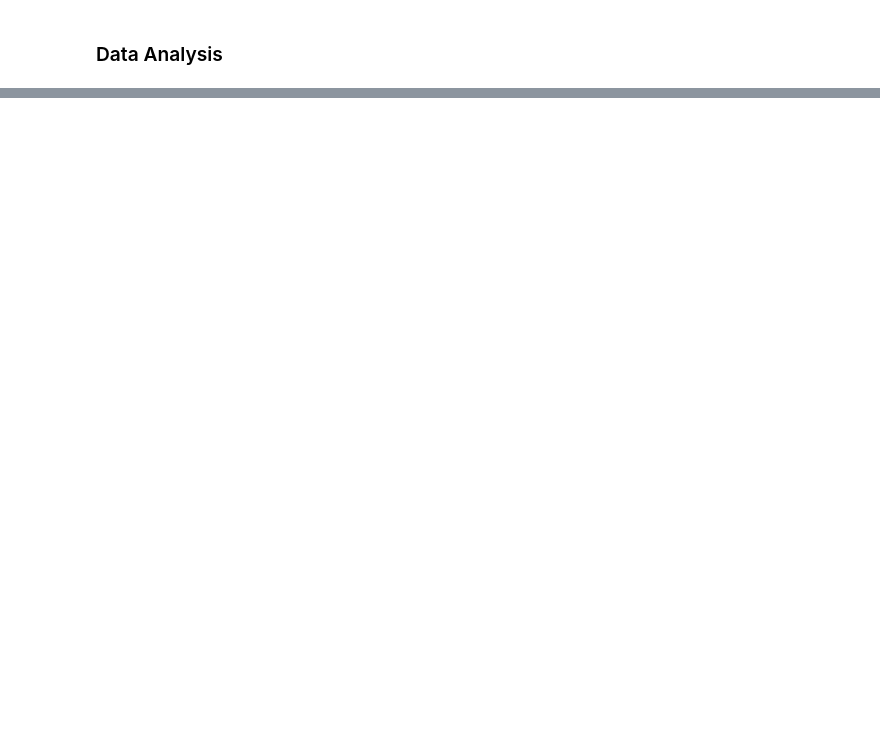
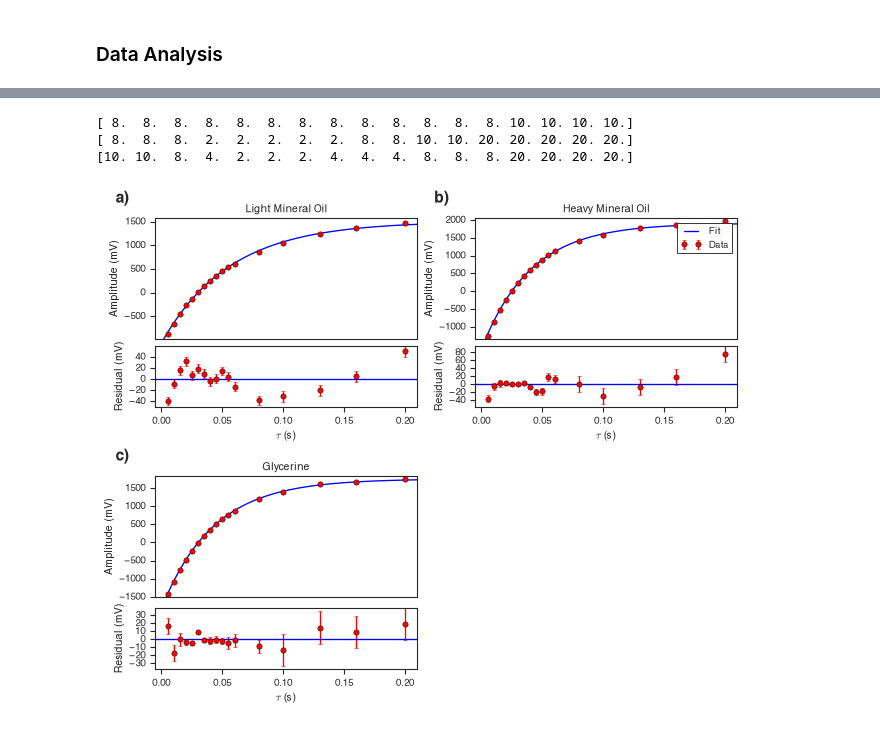
Before and after one commit to Amenhotep314/advanced_lab, a Jupyter notebook: nmr/nmr.ipynb, the cells around one changed output, grey strips where cells are left out. Saved outputs shown, nothing was run; the diff lists cells and outputs as text; code cells hidden in the pictures; blank space fills up the shorter version.

```diff
--- a/nmr/nmr.ipynb
+++ b/nmr/nmr.ipynb
@@ -120,0 +161,13 @@ plt.savefig("figure_2.png", dpi=600)
+# %%
+for key in model_dict:
+    print(key)
+    fit = model_dict[key]
+    residuals = plot_dict[key]["residuals"]
+    uncertainties = plot_dict[key]["uncertainties"]
+    perr = np.sqrt(np.diag(fit[1]))
+    chi_squared = np.sum((residuals / uncertainties)**2)
+    p = sp.stats.chi2.sf(chi_squared, len(residuals) - 3)
+    print("t_2", fit[0][1], perr[1])
+    print("Raw chi^2:", chi_squared)
+    print("Adjusted chi^2:", chi_squared / (len(times) - 3))
+    print("p:", p)
@@ -120,0 +199,2 @@ plt.savefig("figure_2.png", dpi=600)
+# %%
+t1_data = nmr.load_data_t1("t1.csv")
@@ -120,0 +232,51 @@ plt.savefig("figure_2.png", dpi=600)
+# %%
+keys = ["oil", "heavy_oil", "glycerin"]
+titles = ["Light Mineral Oil", "Heavy Mineral Oil", "Glycerine"]
+res_dict = {}
+
+space = np.linspace(0, 0.25, 100)
+fig, ax = plt.subplots(4, 2, figsize=(8, 6.5), height_ratios=(2, 1, 2, 1), layout="compressed")
+
+axes = ax.flatten()
+big_plots = [0, 1, 4]
+little_plots = [2, 3, 6]
+letters = ["a", "b", "c"]
+
+for i in range(len(keys)):
+    fit = fit_dict[keys[i]]
+    times = t1_data[keys[i]][0]
+    means = t1_data[keys[i]][1]
+    uncertainties = t1_data[keys[i]][2]
+    print(uncertainties)
+    vals = model(space, *fit[0])
+
+    axes[big_plots[i]].plot(space, vals, color="blue", label="Fit")
+    axes[big_plots[i]].errorbar(times, means, yerr=uncertainties, fmt='o', color="red", capsize=2, label="Data")
+    axes[big_plots[i]].set_xlim([np.min(times) - 0.01, np.max(times) + 0.01])
+    axes[big_plots[i]].set_ylim([np.min(means) - 100, np.max(means) + 100])
+    axes[big_plots[i]].set_ylabel("Amplitude (mV)")
+    axes[big_plots[i]].set_title(titles[i])
+    axes[big_plots[i]].set_xticks([])
+    axes[big_plots[i]].text(-0.1, 1.1, letters[i] + ")", transform=axes[big_plots[i]].transAxes, fontsize=14, fontweight='bold', ha='right', va='bottom')
+    if i == 1:
+        axes[big_plots[i]].legend()
+
+    residuals = means - model(times, *fit[0])
+    res_dict[keys[i]] = residuals
+    axes[little_plots[i]].errorbar(times, residuals, yerr=uncertainties, fmt='o', color="red", capsize=2)
+    axes[little_plots[i]].axhline(0, color="blue")
+    axes[little_plots[i]].set_xlim([np.min(times) - 0.01, np.max(times) + 0.01])
+    axes[little_plots[i]].set_ylim([np.min(residuals) - np.max(uncertainties), np.max(residuals) + np.max(uncertainties)])
+    axes[little_plots[i]].set_xlabel(r"$\tau$ (s)")
+    axes[little_plots[i]].set_ylabel("Residual (mV)")
+
+axes[5].set_axis_off()
+axes[7].set_axis_off()
+
+# fig.tight_layout()
+plt.savefig("figure_3.png", dpi=600)
+# %% [output]
+[ 8.  8.  8.  8.  8.  8.  8.  8.  8.  8.  8.  8.  8. 10. 10. 10. 10.]
+[ 8.  8.  8.  2.  2.  2.  2.  2.  8.  8. 10. 10. 20. 20. 20. 20. 20.]
+[10. 10.  8.  4.  2.  2.  2.  4.  4.  4.  8.  8.  8. 20. 20. 20. 20.]
+[figure, added]
```
Also changed, not shown: parts of 17 cells of this notebook, 5 other files.
